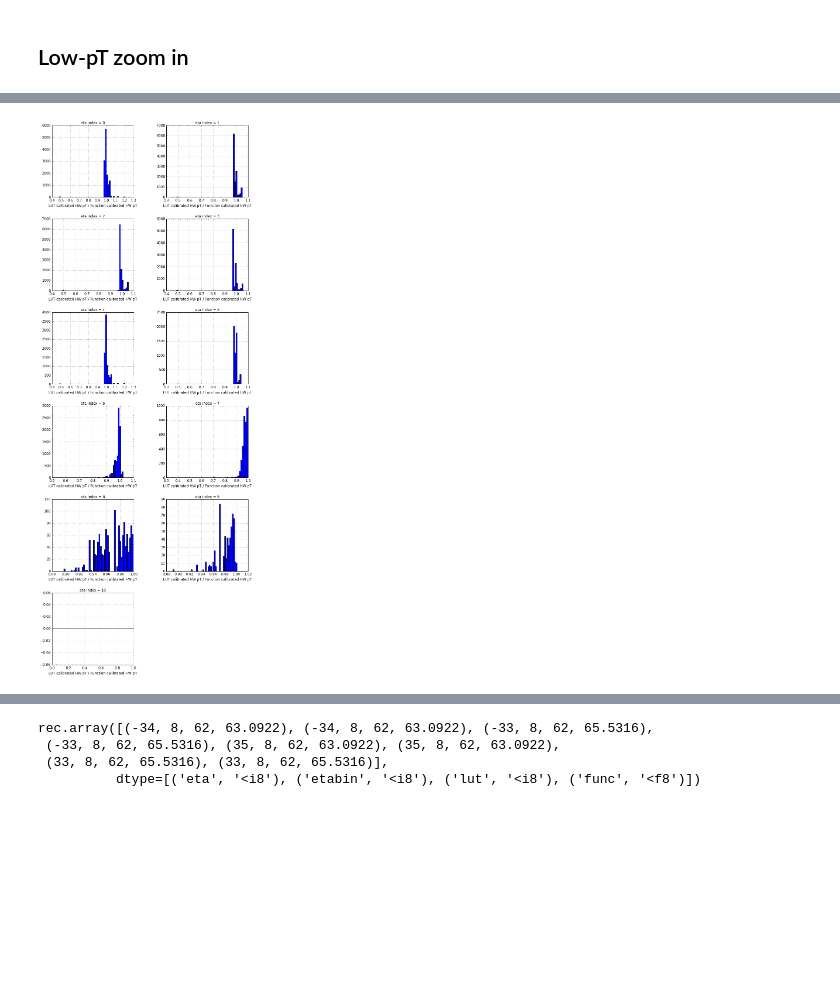
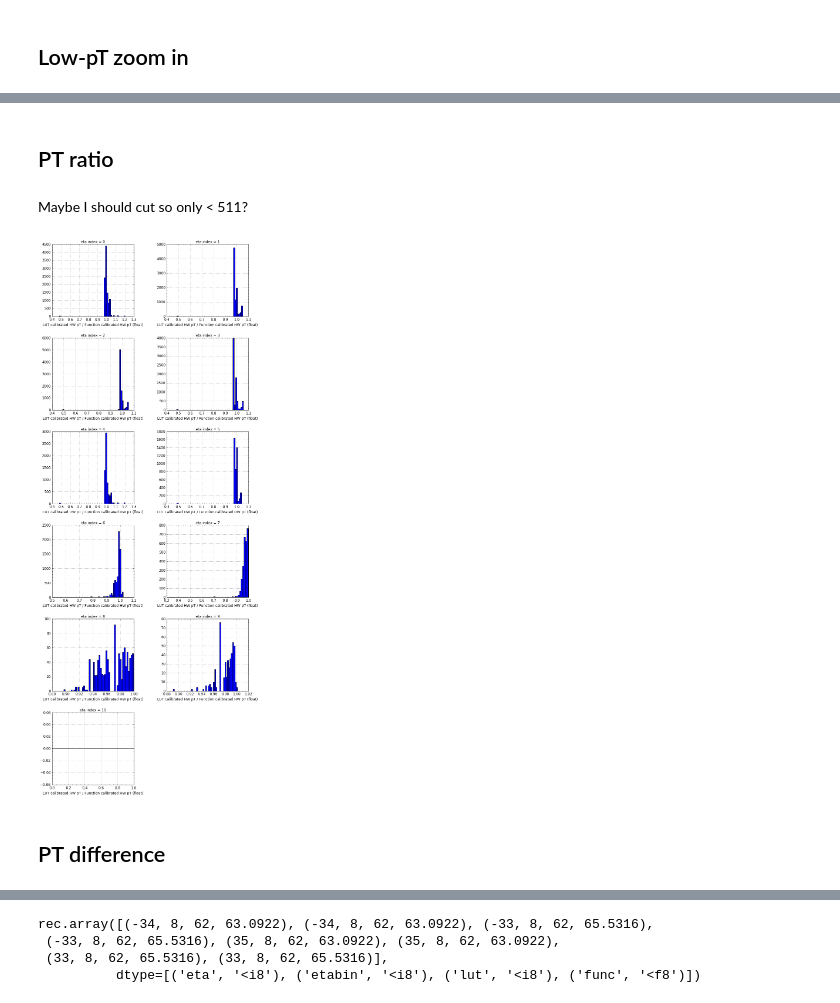
Before and after one commit to raggleton/L1JetEnergyCorrections, a Jupyter notebook: notebooks/JEC LUT vs function.ipynb, the cells around one changed output, grey strips where cells are left out. Saved outputs shown, nothing was run; the diff lists cells and outputs as text; code cells hidden in the pictures; blank space fills up the shorter version.

Commit message:
Update LUT vs func with diff plots, and now also comapres with integer result from function

```diff
--- a/notebooks/JEC LUT vs function.ipynb
+++ b/notebooks/JEC LUT vs function.ipynb
@@ -12,7 +12,7 @@ import matplotlib as mpl
 mpl.rcParams['figure.figsize'] = (12, 8)
 mpl.rcParams['font.size'] = 12
 # %%
-info = np.recfromcsv('jet_compare.txt')
+info = np.recfromcsv('jet_compare_int.txt')
 # %%
 info
 # %% [output]
@@ -90,7 +91,7 @@ for ind, ieta in enumerate(ieta_range):
     plt.ylim(0, limit)
     plt.plot([0,limit], [0,limit])
     plt.xlabel('LUT calibrated HW pT', fontsize=12)
-    plt.ylabel('Function calibrated HW pT', fontsize=12)
+    plt.ylabel('Function calibrated HW pT (float)', fontsize=12)
     plt.gca().set_title('eta index = %d' % ieta, fontsize=12)
     plt.grid(which='both')
     plt.minorticks_on()
@@ -121,7 +122,7 @@ for ind, ieta in enumerate(ieta_range):
     plt.ylim(0, limit)
     plt.plot([0,limit], [0,limit])
     plt.xlabel('LUT calibrated HW pT', fontsize=12)
-    plt.ylabel('Function calibrated HW pT', fontsize=12)
+    plt.ylabel('Function calibrated HW pT (float)', fontsize=12)
     plt.gca().set_title('eta index = %d' % ieta, fontsize=12)
     plt.grid(which='both')
     plt.minorticks_on()
@@ -131,27 +132,33 @@ plt.savefig('lut_vs_func_zoom.pdf')
+# %% [markdown]
+## PT ratio
+# %% [markdown]
+Maybe I should cut so only < 511?
 # %%
 from math import ceil
 
 ieta_range = range(0, 11)
 
 n_cols = 2
 nrows = ceil(1.*len(ieta_range)/n_cols)
 
 fig = plt.figure()
 fig.set_size_inches(6*n_cols, len(ieta_range) * 3 )
 fig.subplots_adjust(wspace=0.4, hspace=0.3)
 
 limit = 100
 
 for ind, ieta in enumerate(ieta_range):
     fig.add_subplot(nrows, 2, ind+1)
     mask = info.etabin == ieta
     plt.hist(1. * info.lut[mask] / info.func[mask], bins=50)
-    plt.xlabel('LUT calibrated HW pT / Function calibrated HW pT', fontsize=12)
+    plt.xlabel('LUT calibrated HW pT / Function calibrated HW pT (float)', fontsize=12)
     plt.gca().set_title('eta index = %d' % ieta, fontsize=12)
     plt.grid(which='major')
 #     plt.ylim(bottom=1)
 #     plt.yscale('log', nonposy='clip')
     plt.minorticks_on()
 plt.savefig('lut_func_ratio.pdf')
 # %% [output]
-[figure, old version]
+[figure, new version]
+# %% [markdown]
+## PT difference
```
Also changed, not shown: parts of 21 cells of this notebook, 11 other files.
